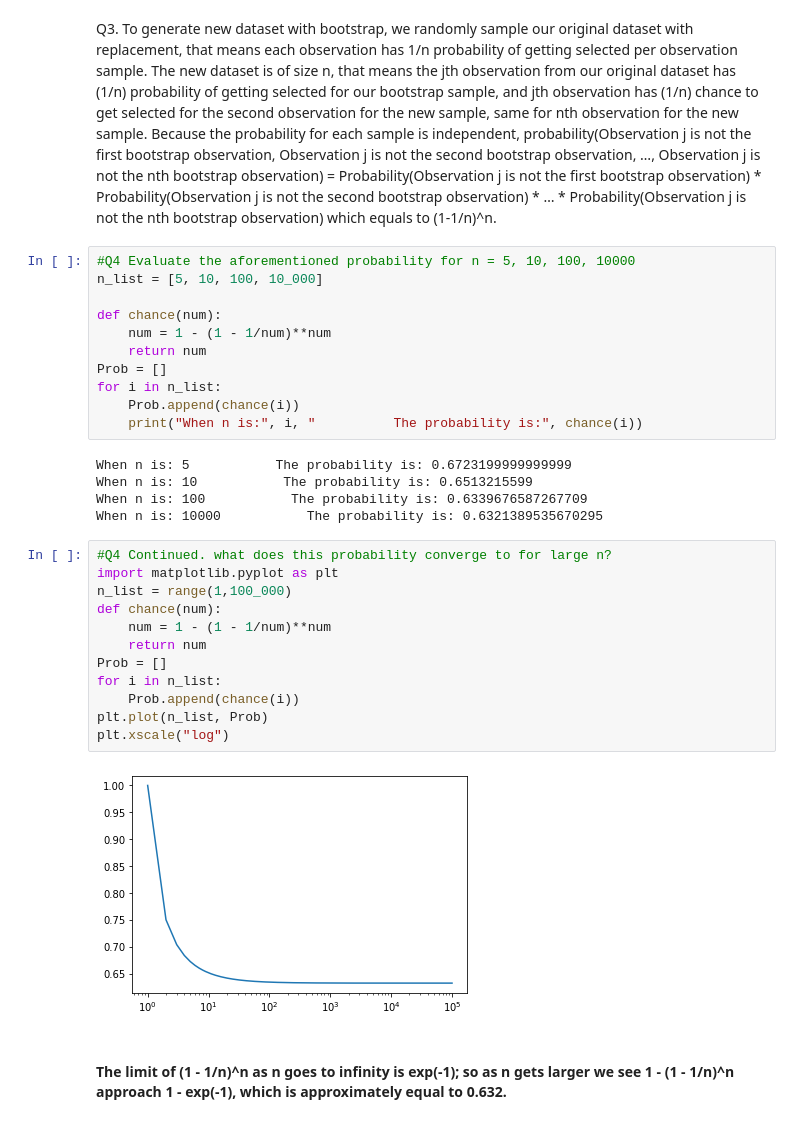
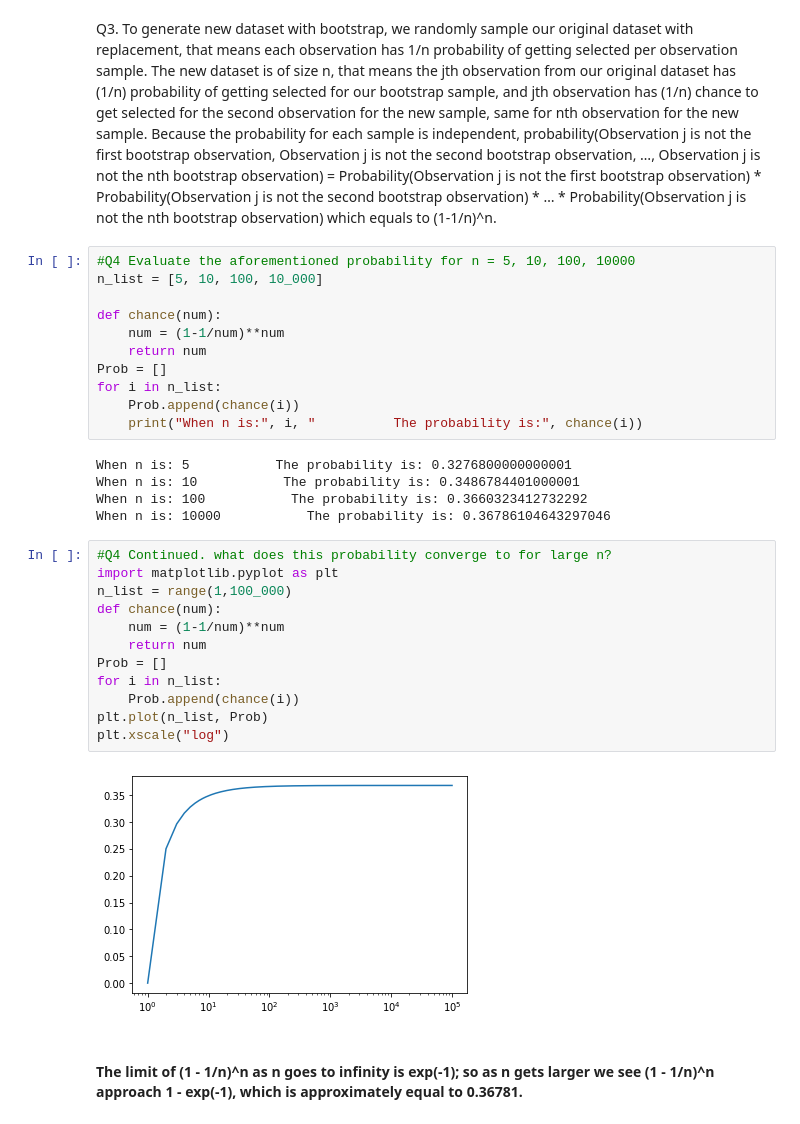
Before and after one commit to bosgithub/Preprocessing_Methods, a Jupyter notebook: Resampling.ipynb, the cells around one changed output. Saved outputs shown, nothing was run; the diff lists cells and outputs as text.

```diff
--- a/Resampling.ipynb
+++ b/Resampling.ipynb
@@ -135,30 +135,30 @@ the jth observation from our original dataset has (1/n) probability of getting s
 n_list = [5, 10, 100, 10_000]
 
 def chance(num):
-    num = 1 - (1 - 1/num)**num
+    num = (1-1/num)**num
     return num
 Prob = []
 for i in n_list:
     Prob.append(chance(i))
     print("When n is:", i, "          The probability is:", chance(i))
 # %% [output]
-When n is: 5           The probability is: 0.6723199999999999
-When n is: 10           The probability is: 0.6513215599
-When n is: 100           The probability is: 0.6339676587267709
-When n is: 10000           The probability is: 0.6321389535670295
+When n is: 5           The probability is: 0.3276800000000001
+When n is: 10           The probability is: 0.3486784401000001
+When n is: 100           The probability is: 0.3660323412732292
+When n is: 10000           The probability is: 0.36786104643297046
 # %%
 #Q4 Continued. what does this probability converge to for large n?
 import matplotlib.pyplot as plt
 n_list = range(1,100_000)
 def chance(num):
-    num = 1 - (1 - 1/num)**num
+    num = (1-1/num)**num
     return num
 Prob = []
 for i in n_list:
     Prob.append(chance(i))
 plt.plot(n_list, Prob)
 plt.xscale("log")
 # %% [output]
-[figure, old version]
+[figure, new version]
 # %% [markdown]
-#### The limit of (1 - 1/n)^n as n goes to infinity is exp(-1); so as n gets larger we see 1 - (1 - 1/n)^n approach 1 - exp(-1), which is approximately equal to 0.632.
+#### The limit of (1 - 1/n)^n as n goes to infinity is exp(-1); so as n gets larger we see (1 - 1/n)^n approach 1 - exp(-1), which is approximately equal to 0.36781.
```
